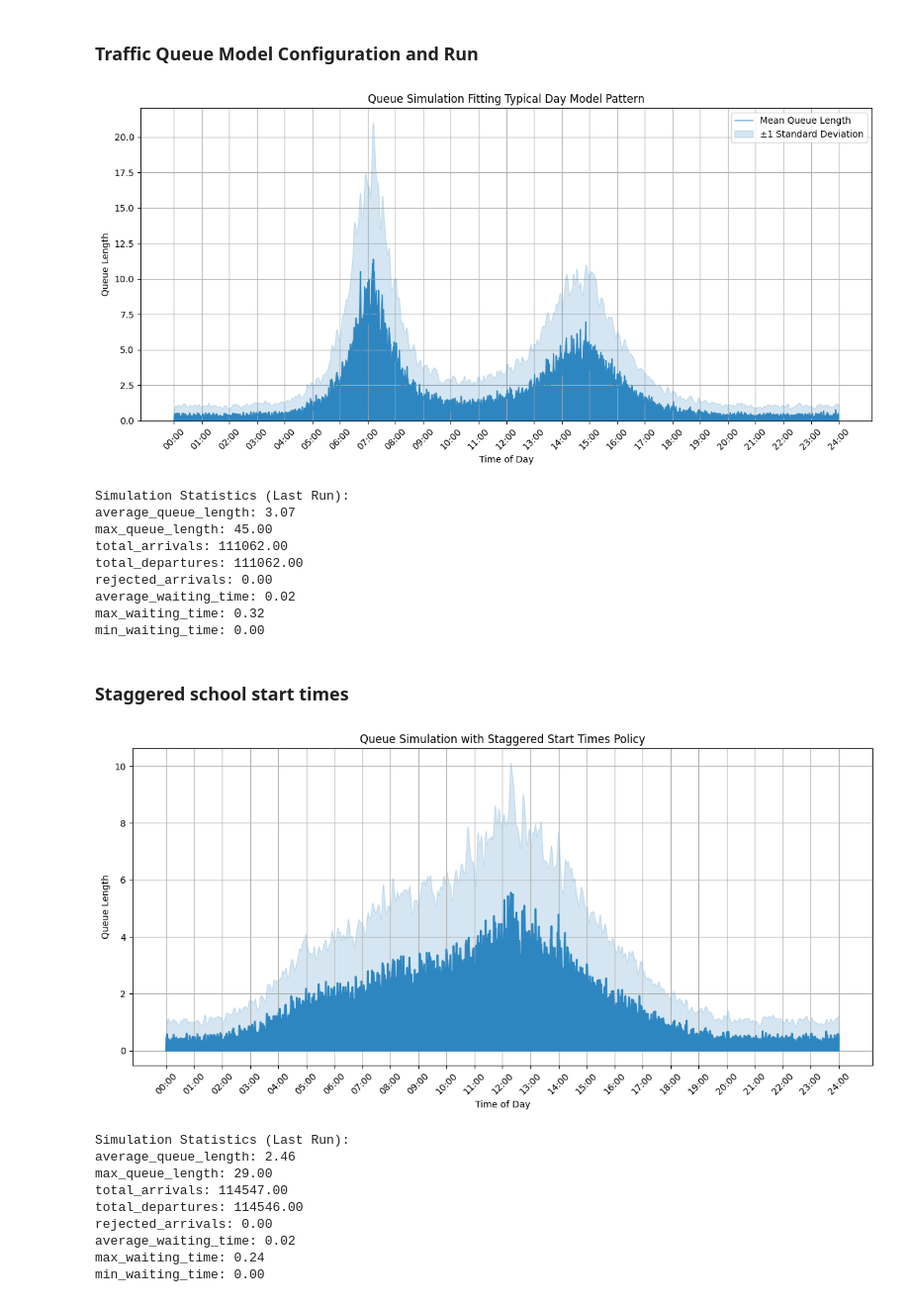
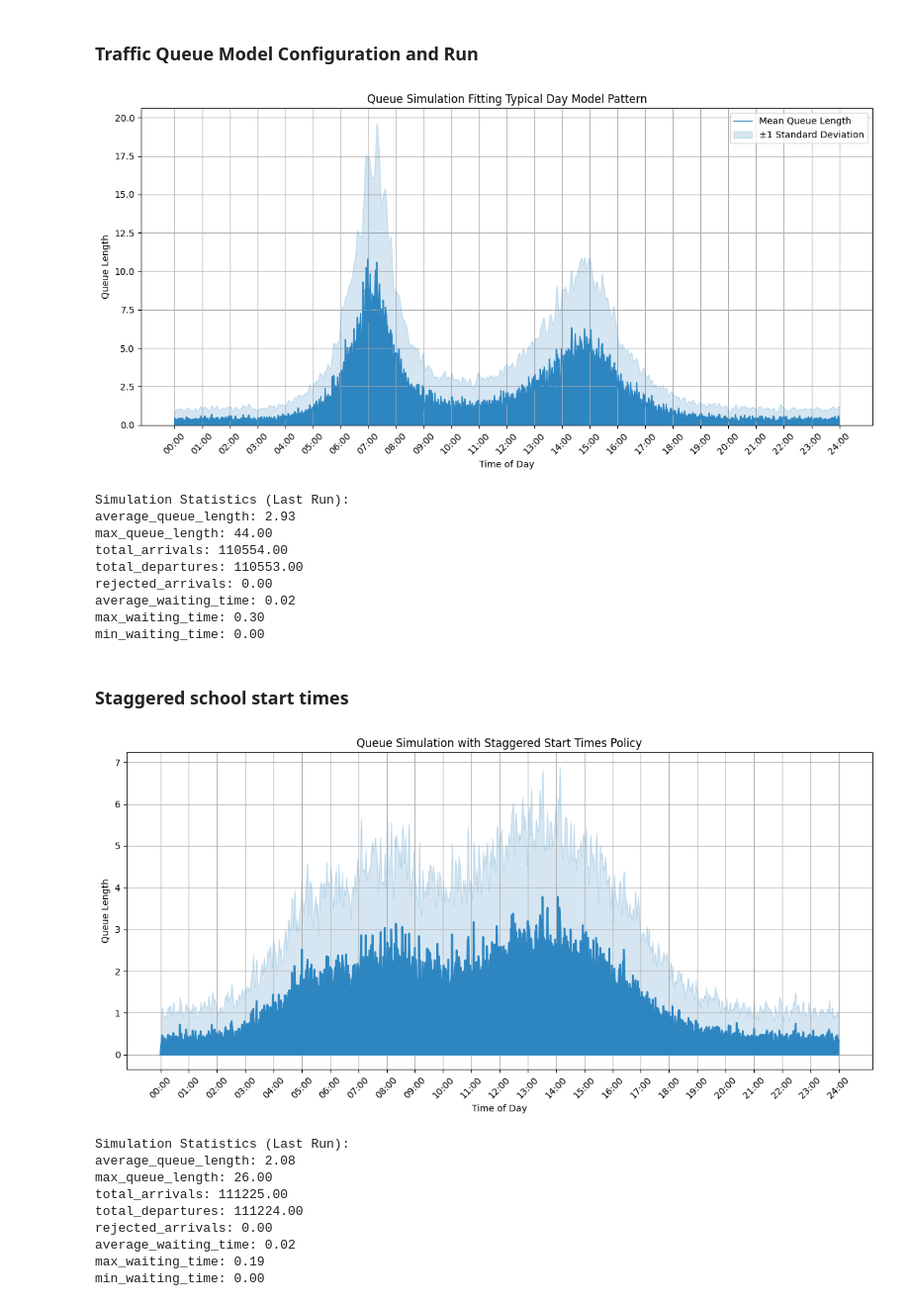
Before and after one commit to jyoutir/stochastic-proccess-portfolios, a Jupyter notebook: FCT_project/model.ipynb, the cells around one changed output. Shown: that part at 99% size. Drawn from its saved outputs; the diff is of its cells as text; code cells hidden in the pictures.

```diff
--- a/FCT_project/model.ipynb
+++ b/FCT_project/model.ipynb
@@ -203,7 +203,7 @@ if __name__ == "__main__":
             service_rate_func=service_rate,
             T_end=1440,
             initial_queue_length=0,
-            max_queue_length=100,
+            max_queue_length=20000,
             time_step=1
         )
 
@@ -273,15 +273,15 @@ if __name__ == "__main__":
     for key, value in stats.items():
         print(f"{key}: {value:.2f}")
 # %% [output]
-[figure, old version]
+[figure, new version]
 Simulation Statistics (Last Run):
-average_queue_length: 3.07
-max_queue_length: 45.00
-total_arrivals: 111062.00
-total_departures: 111062.00
+average_queue_length: 2.93
+max_queue_length: 44.00
+total_arrivals: 110554.00
+total_departures: 110553.00
 rejected_arrivals: 0.00
 average_waiting_time: 0.02
-max_waiting_time: 0.32
+max_waiting_time: 0.30
 min_waiting_time: 0.00
 # %% [markdown]
 ### Staggered school start times
@@ -299,13 +299,13 @@ def arrival_rate(t, base_rate=40, peaks=None):
             {"amplitude": 45, "time": 480, "width": 90},  # 7 AM
 
             # Mid-morning peak (around 11:00)
-            {"amplitude": 42, "time": 660, "width": 120},  # 11 AM
+            {"amplitude": 30, "time": 660, "width": 120},  # 11 AM
 
             # AFTERNOON PEAK 1 (around 13:00)
-            {"amplitude": 40, "time": 780, "width": 120},  # 1 PM
+            {"amplitude": 35, "time": 780, "width": 120},  # 1 PM
 
             # AFTERNOON PEAK 2 (around 16:00)
-            {"amplitude": 40, "time": 960, "width": 120},  # 4 PM
+            {"amplitude": 45, "time": 960, "width": 120},  # 4 PM
         ]
 
     rate = base_rate
@@ -337,7 +337,7 @@ if __name__ == "__main__":
             service_rate_func=service_rate,
             T_end=1440,
             initial_queue_length=0,
-            max_queue_length=100,
+            max_queue_length=20000,
             time_step=1
         )
 
@@ -352,7 +352,7 @@ if __name__ == "__main__":
     std_queue = np.std(resampled_queue_lengths, axis=0)
 
     # Smooth the standard deviation for the bands
-    smoothing_sigma = 2
+    smoothing_sigma = 1
     mean_queue_smooth = gaussian_filter1d(mean_queue, smoothing_sigma)
     std_queue_smooth = gaussian_filter1d(std_queue, smoothing_sigma)
 
@@ -380,40 +380,40 @@ if __name__ == "__main__":
     # Plot the mean line ON TOP to emphasize it
     plt.plot(fixed_time_points, mean_queue,
             color='#2E86C1', linewidth=2.0,  # Made line thicker
             label='Mean Queue Length',
             zorder=3)
 
 
     def minutes_to_timestring(minutes):
         hours = int(minutes // 60)
         mins = int(minutes % 60)
         return f"{hours:02d}:{mins:02d}"
 
     xticks = np.arange(0, 1441, 60)
     xtick_labels = [minutes_to_timestring(x) for x in xticks]
     plt.xticks(xticks, xtick_labels, rotation=45)
 
     plt.xlabel('Time of Day')
     plt.ylabel('Queue Length')
     plt.title('Queue Simulation with Staggered Start Times Policy')
     plt.grid(True)
     plt.tight_layout()
     plt.savefig('data/queue_policy.png')
     plt.show()
 
     # Print statistics
     stats = sim.get_statistics()
     print("\nSimulation Statistics (Last Run):")
     for key, value in stats.items():
         print(f"{key}: {value:.2f}")
 # %% [output]
-[figure, old version]
+[figure, new version]
 Simulation Statistics (Last Run):
-average_queue_length: 2.46
-max_queue_length: 29.00
-total_arrivals: 114547.00
-total_departures: 114546.00
+average_queue_length: 2.08
+max_queue_length: 26.00
+total_arrivals: 111225.00
+total_departures: 111224.00
 rejected_arrivals: 0.00
 average_waiting_time: 0.02
-max_waiting_time: 0.24
+max_waiting_time: 0.19
 min_waiting_time: 0.00
```
Also changed, not shown: 2 other files.
